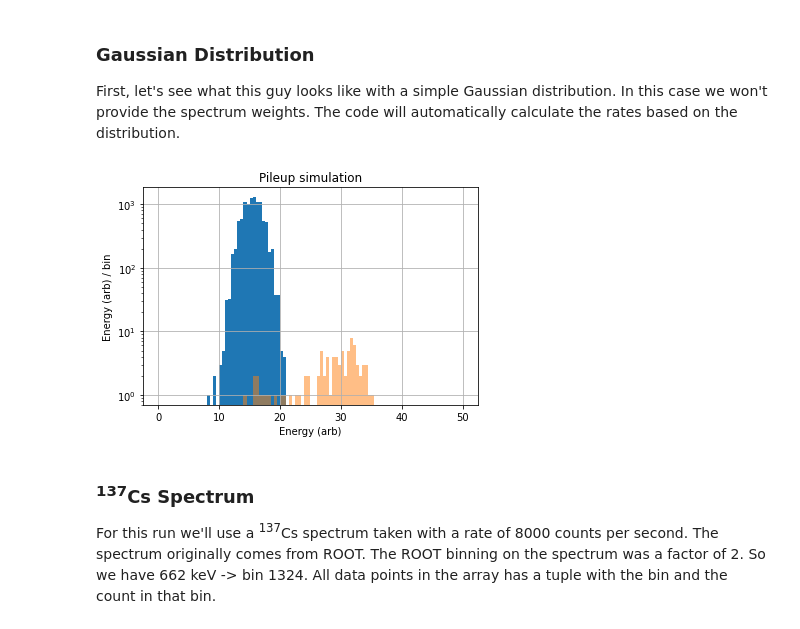
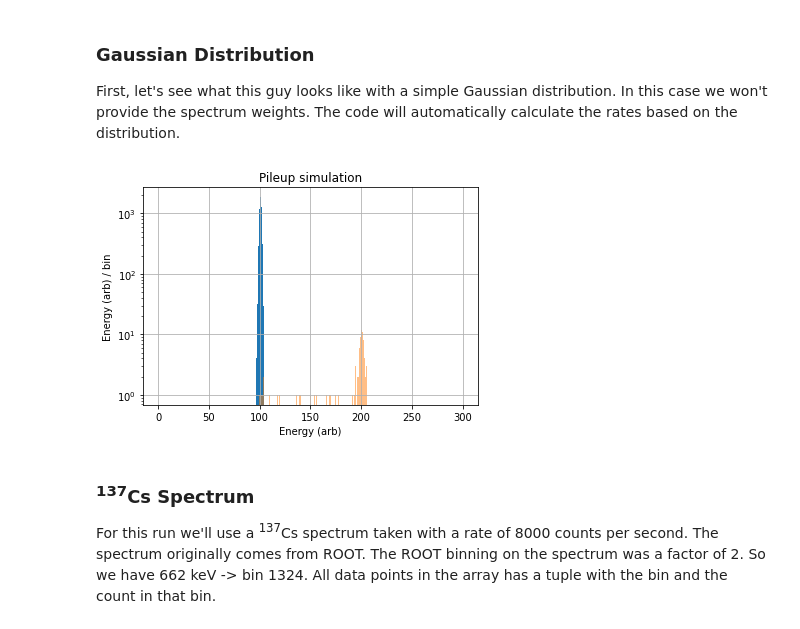
Before and after one commit to spaulaus/dsp_toolkit, a Jupyter notebook: docs/demo.ipynb, the cells around one changed output. Saved outputs shown, nothing was run; the diff lists cells and outputs as text; code cells hidden in the pictures.

```diff
--- a/docs/demo.ipynb
+++ b/docs/demo.ipynb
@@ -177,7 +177,7 @@ the energy information is listed above!
 ### Configuration
 # %%
 pileup_config = {
-    "event_rate": 20000,
+    "event_rate": 41600,
     "number_of_events": 10000,
     "sampling_interval": 10.e-9,
     "signal": {
@@ -199,18 +199,18 @@ distribution.
 # %%
 from random import gauss
 
-energy_spectrum = [gauss(15, 1.5) for x in range(0, pileup_config['event_rate'])]
+energy_spectrum = [gauss(100, 1) for x in range(0, pileup_config['event_rate'])]
 
 signal, pileup = pu.generate_pileups(pileup_config, pu.model_xia_pixie16_filter, energy_spectrum)
 
 ax = plt.gca()
-bins = 50
+bins = 300
 DataFrame(signal, columns=["signal"]).hist(bins=bins*2, range=[0, bins], ax=ax)
 DataFrame(pileup, columns=["pileup"]).hist(bins=bins*2, range=[0, bins], ax=ax, alpha=0.5)
 ax.set(xlabel="Energy (arb)", ylabel='Energy (arb) / bin', title=f"Pileup simulation")
 ax.set_yscale('log')
 # %% [output]
-[figure, old version]
+[figure, new version]
 # %% [markdown]
 ### <sup>137</sup>Cs Spectrum
 For this run we'll use a <sup>137</sup>Cs spectrum taken with a rate of 8000 counts per second. The
```
Also changed, not shown: parts of 1 cell of this notebook, 1 other file.
